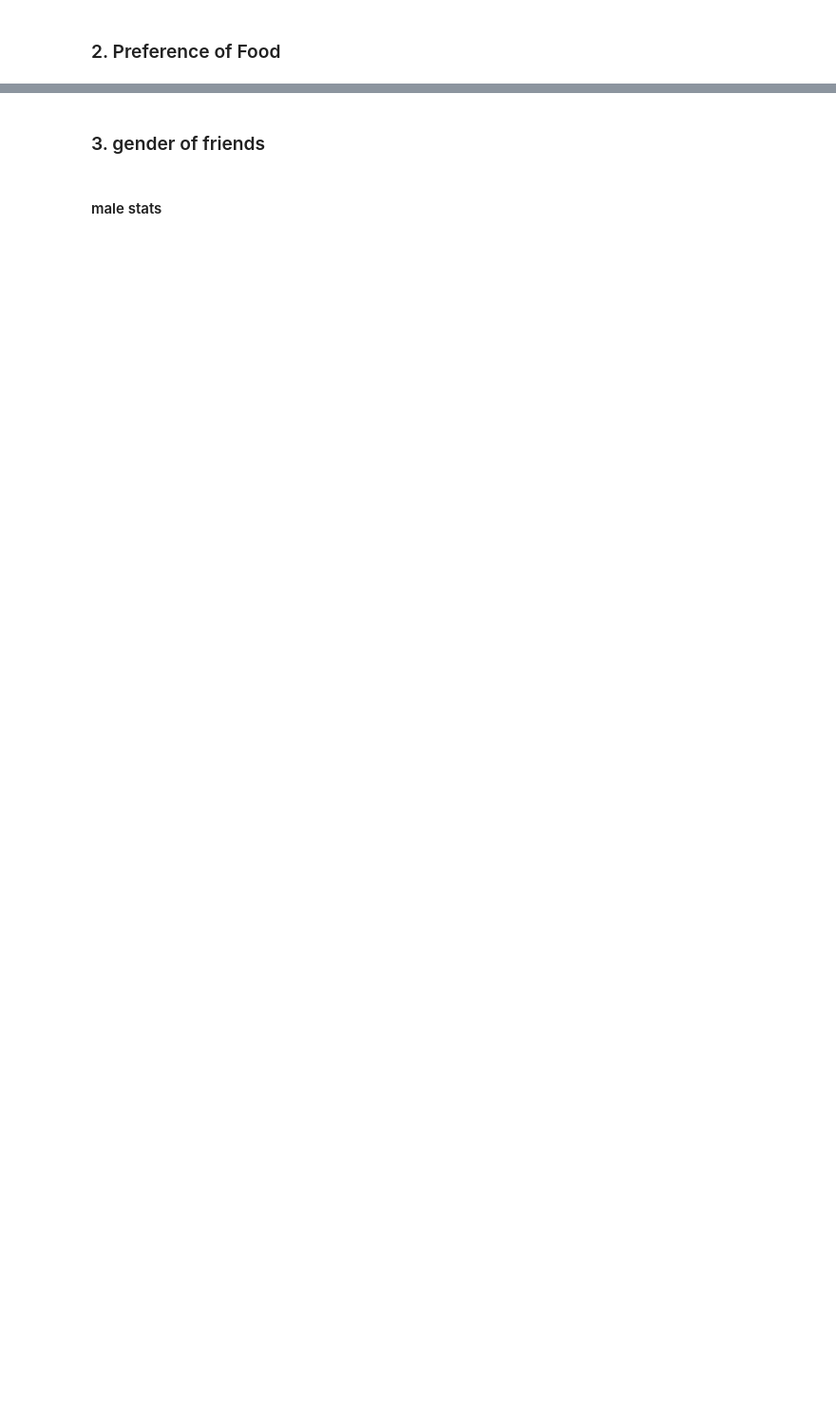
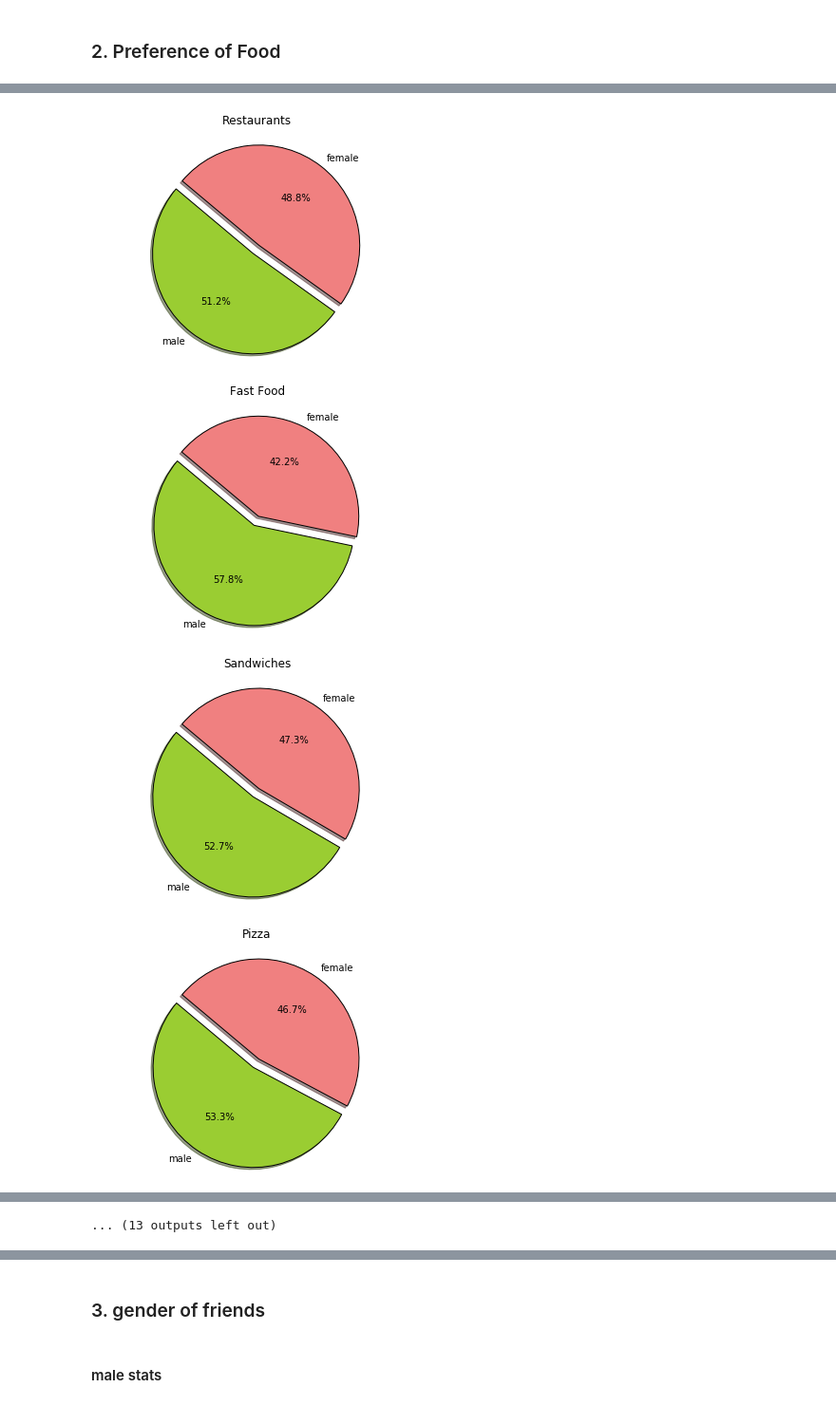
Before and after one commit to LargePanda/yelp_gender, a Jupyter notebook: analysis.ipynb, the cells around one changed output, grey strips where cells are left out. Shown at 95% size. Saved outputs shown, nothing was run; the diff lists cells and outputs as text; code cells hidden in the pictures; blank space fills up the shorter version.

```diff
--- a/analysis.ipynb
+++ b/analysis.ipynb
@@ -373,6 +504,3 @@ food_cat_list = """
  Sushi Bars
  Steakhouses
 """
-# %%
-for line in food_cat_list:
-    print f
@@ -380,0 +507,7 @@ print "s"
+# %%
+types = []
+
+for line in food_cat_list.split("\n"):
+    tp = line.strip()
+    if len(tp) !=0:
+        types.append(tp)
@@ -380,0 +518,2 @@ print "s"
+# %%
+review_samples = random.sample(reviews, 25213)
@@ -380,0 +624,12 @@ print "s"
+# %%
+type_stats = {}
+for tp in types:
+    type_stats[tp] = get_stats(tp, business, review_samples, users)
+# %%
+for tp in types:
+    plot_pie(tp, type_stats)
+# %% [output]
+[figure, added]
+[figure, added]
+[figure, added]
+[figure, added]
@@ -380,0 +644 @@ print "s"
+... (13 outputs left out)
```
Also changed, not shown: parts of 57 cells of this notebook, 2 other files.
